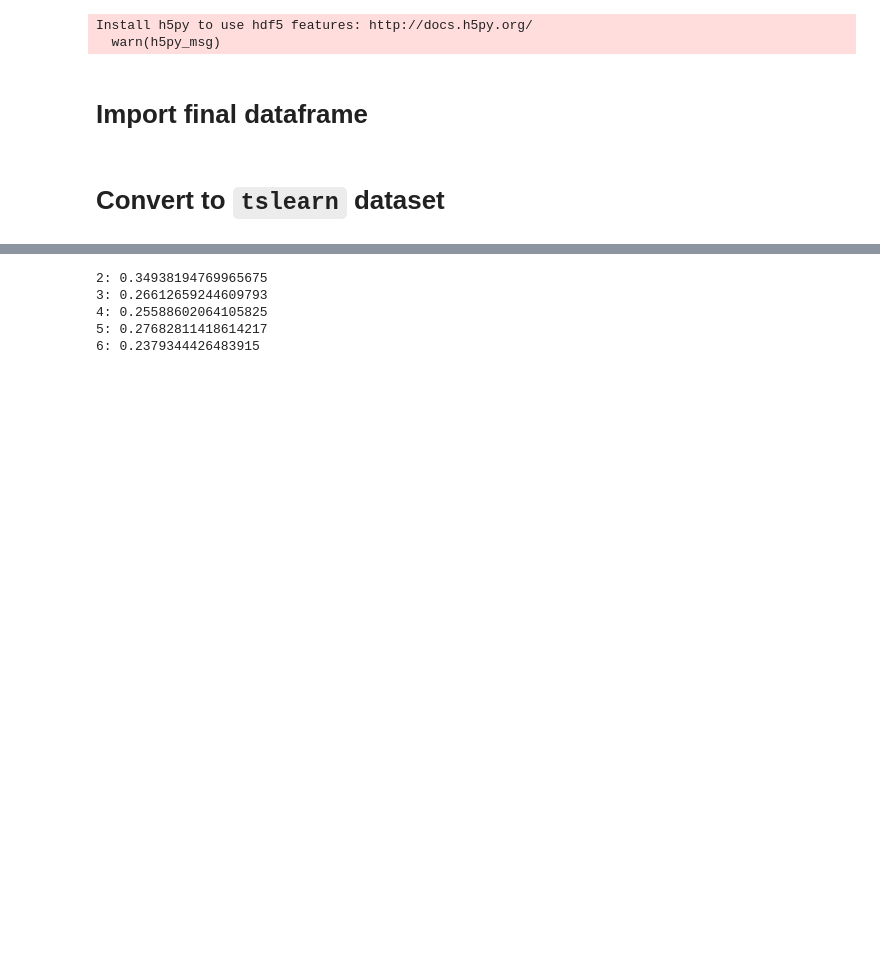
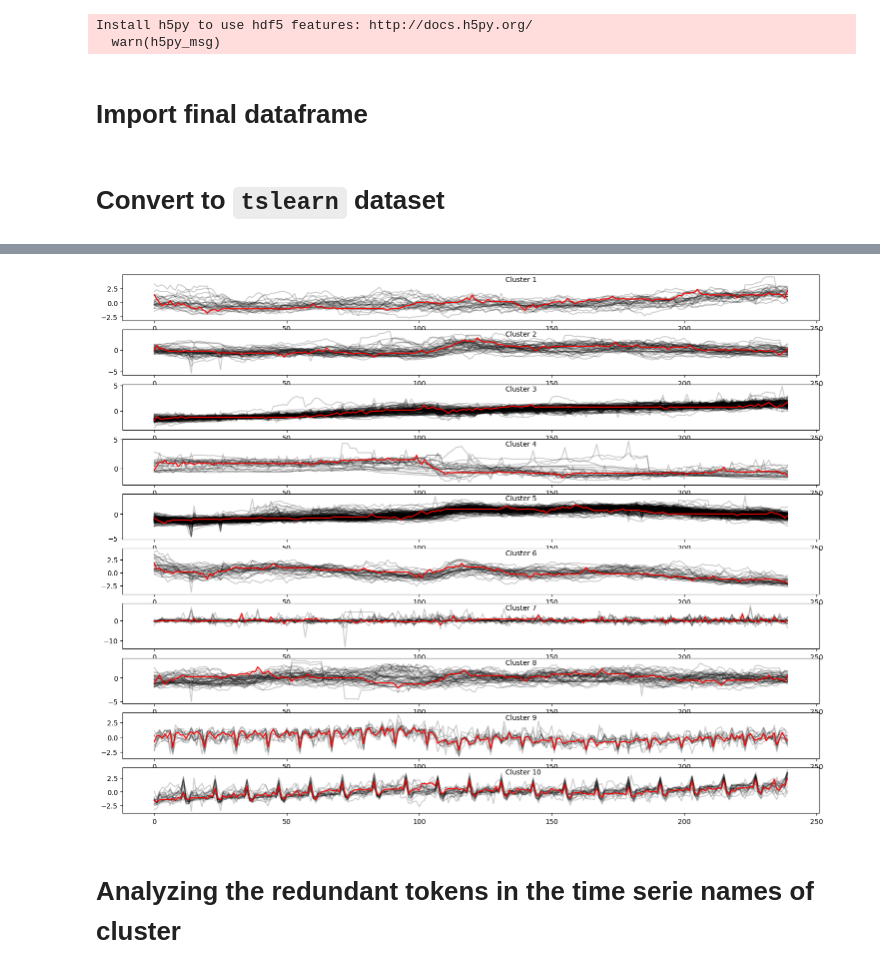
Before and after one commit to ClementBM/sandbox, a Jupyter notebook: webstat-tsclustering/tsclustering/clustering.ipynb, the cells around one changed output, grey strips where cells are left out. Drawn from its saved outputs; the diff is of its cells as text; code cells hidden in the pictures; blank space fills up the shorter version.

```diff
--- a/webstat-tsclustering/tsclustering/clustering.ipynb
+++ b/webstat-tsclustering/tsclustering/clustering.ipynb
@@ -30,27 +119,19 @@ X_train.shape # n_ts, max_sz, d
 # %%
-for cluster_count in range(2, 7):
-    km = TimeSeriesKMeans(n_clusters=cluster_count, metric="dtw", n_jobs=2, n_init=5)
-    labels = km.fit_predict(X_train)
-    score = silhouette_score(X_train, labels, metric="dtw", n_jobs=4)
-    print(f"{cluster_count}: {score}")
+CLUSTER_COUNT = 10
+km = TimeSeriesKMeans(n_clusters=CLUSTER_COUNT, metric="dtw", n_jobs=2, n_init=5)
+labels = km.fit_predict(X_train)
-# %% [output]
-2: 0.34938194769965675
-3: 0.26612659244609793
-4: 0.25588602064105825
-5: 0.27682811418614217
-6: 0.2379344426483915
 # %%
-CLUSTER_COUNT = 6
-# km = TimeSeriesKMeans(n_clusters=CLUSTER_COUNT, metric="dtw", n_jobs=2, n_init=5)
-# labels = km.fit_predict(X_train)
-
 plt.figure(figsize=(18,14))
 
 for yi in range(CLUSTER_COUNT):
     plt.subplot(CLUSTER_COUNT, 1, yi + 1)
     for xx in X_train[labels == yi]:
         plt.plot(xx.ravel(), "k-", alpha=0.2)
     plt.plot(km.cluster_centers_[yi].ravel(), "r-")
     # plt.xlim(0, 1000)
     # plt.ylim(-4, 4)
     plt.text(0.55, 0.85, "Cluster %d" % (yi + 1), transform=plt.gca().transAxes)
+# %% [output]
+[figure, added]
+# %% [markdown]
+# Analyzing the redundant tokens in the time serie names of cluster
```
Also changed, not shown: parts of 16 cells of this notebook, 12 other files.
